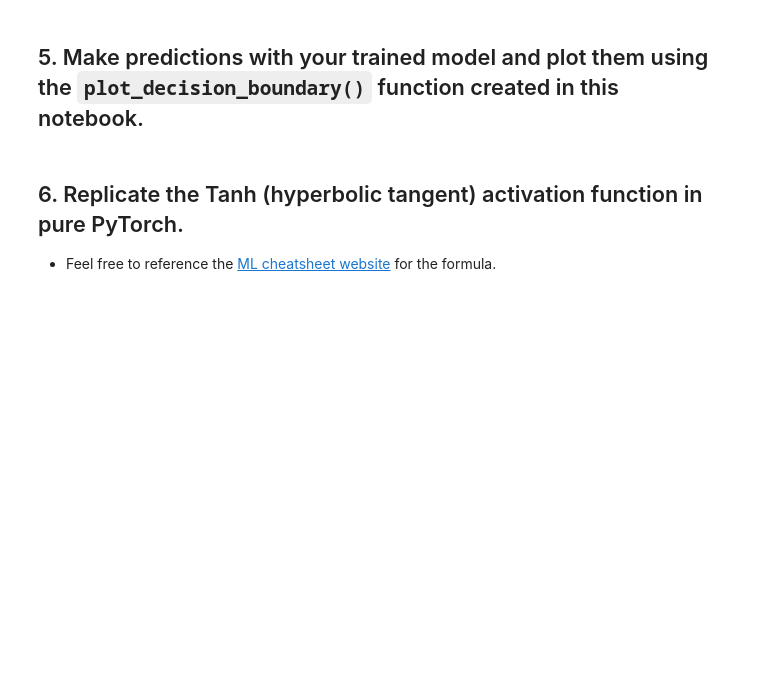
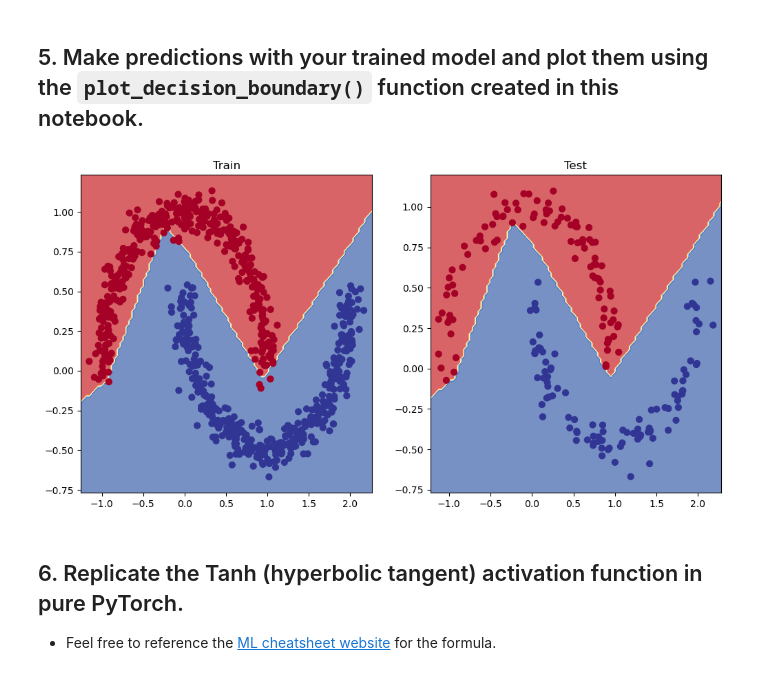
Before and after one commit to aflorkowska/NeutralNetworks_Introduction, a Jupyter notebook: Exercises/02_pytorch_classification_exercises.ipynb, the cells around one changed output. Drawn from its saved outputs; the diff is of its cells as text; code cells hidden in the pictures; blank space fills up the shorter version.

```diff
--- a/Exercises/02_pytorch_classification_exercises.ipynb
+++ b/Exercises/02_pytorch_classification_exercises.ipynb
@@ -87,7 +88,7 @@ from sklearn.model_selection import train_test_split
 
 X_train, X_test, y_train, y_test = train_test_split(X,
                                                     y,
-                                                    test_size = 20,
+                                                    test_size = 0.2,
                                                     random_state = RANDOM_SEED)
 
 len(X_train), len(X_test), len(y_train), len(y_test)
@@ -143,7 +144,7 @@ OrderedDict([('layer1.weight',
 # Setup loss function
 loss_fn = nn.BCEWithLogitsLoss()
 # Setup optimizer to optimize model's parameters
-optimizer = torch.optim.SGD(model_0.parameters(), lr=0.1)
+optimizer = torch.optim.SGD(model_1.parameters(), lr=0.1)
 # %% [markdown]
 ## 4. Create a training and testing loop to fit the model you created in 2 to the data you created in 1.
   * Do a forward pass of the model to see what's coming out in the form of logits, prediction probabilities and labels.
@@ -209,22 +208,21 @@ def accuracy_fn(y_true, y_pred):
 ## TODO: Uncomment this to set the seed
 torch.manual_seed(RANDOM_SEED)
 
-# Setup epochs
-epochs = 1000
-
-# Send data to the device
 X_train = X_train.to(device)
 X_test = X_test.to(device)
 y_train = y_train.to(device)
 y_test = y_test.to(device)
 
+# Setup epochs
+epochs = 2000
+
 # Loop through the data
 for epoch in range(epochs):
-    model_0.train()
+    model_1.train()
   ### Training
 
   # 1. Forward pass (logits output)
-    y_logits = model_0(X_train).squeeze()
+    y_logits = model_1(X_train).squeeze()
 
   # Turn logits into prediction probabilities, then to prediction labels
     y_pred_labels = torch.round(torch.sigmoid(y_logits))
@@ -232,7 +230,7 @@ for epoch in range(epochs):
   # 2. Calculaute the loss
     loss = loss_fn(y_logits, y_train) # loss = compare model raw outputs to desired model outputs
   # Calculate the accuracy
-    acc = accuracy_fn(y_pred_labels, y_train.int()) # the accuracy function needs to compare pred labels (not logits) with actual labels
+    acc = acc_fn(y_pred_labels, y_train.int()) # the accuracy function needs to compare pred labels (not logits) with actual labels
 
   # 3. Zero the gradients
     optimizer.zero_grad()
@@ -243,19 +241,18 @@ for epoch in range(epochs):
     optimizer.step()
 
   ### Testing
-    model_0.eval()
+    model_1.eval()
     with torch.inference_mode():
     # 1. Forward pass (to get the logits)
-        test_logits = model_0(X_test).squeeze()
+        test_logits = model_1(X_test).squeeze()
     # Turn the test logits into prediction labels
         test_pred = torch.round(torch.sigmoid(test_logits))
     # 2. Caculate the test loss/acc
         test_loss = loss_fn(test_logits,
                             y_test)
-        test_acc = accuracy_fn(y_true = y_test,
-                               y_pred = test_pred)
+        test_acc = acc_fn(test_pred, y_test.int())
 
   # Print out what's happening every 100 epochs
     if epoch % 100 == 0:
-        print(f"Epoch: {epoch} | Loss: {loss:.5f}, Accuracy: {acc:.2f}% | Test loss: {test_loss:.5f}, Test acc: {test_acc:.2f}%")
+        print(f"Epoch: {epoch} | Loss: {loss:.5f} Acc: {acc:.2f} | Test loss: {test_loss:.5f} Test acc: {test_acc:.2f}")
 # %% [output]
@@ -313,3 +318,18 @@ def plot_decision_boundary(model, X, y):
+# %%
+model_1.eval()
+with torch.inference_mode():
+    test_logits = model_1(X_test).squeeze()
+    test_pred = torch.round(torch.sigmoid(test_logits))
+
+plt.figure(figsize=(12, 6))
+plt.subplot(1, 2, 1)
+plt.title("Train")
+plot_decision_boundary(model_1, X_train, y_train)
+plt.subplot(1, 2, 2)
+plt.title("Test")
+plot_decision_boundary(model_1, X_test, y_test)
+# %% [output]
+[figure, added]
 # %% [markdown]
 ## 6. Replicate the Tanh (hyperbolic tangent) activation function in pure PyTorch.
   * Feel free to reference the [ML cheatsheet website](https://ml-cheatsheet.readthedocs.io/en/latest/activation_functions.html#tanh) for the formula.
```
Also changed, not shown: parts of 10 cells of this notebook.
